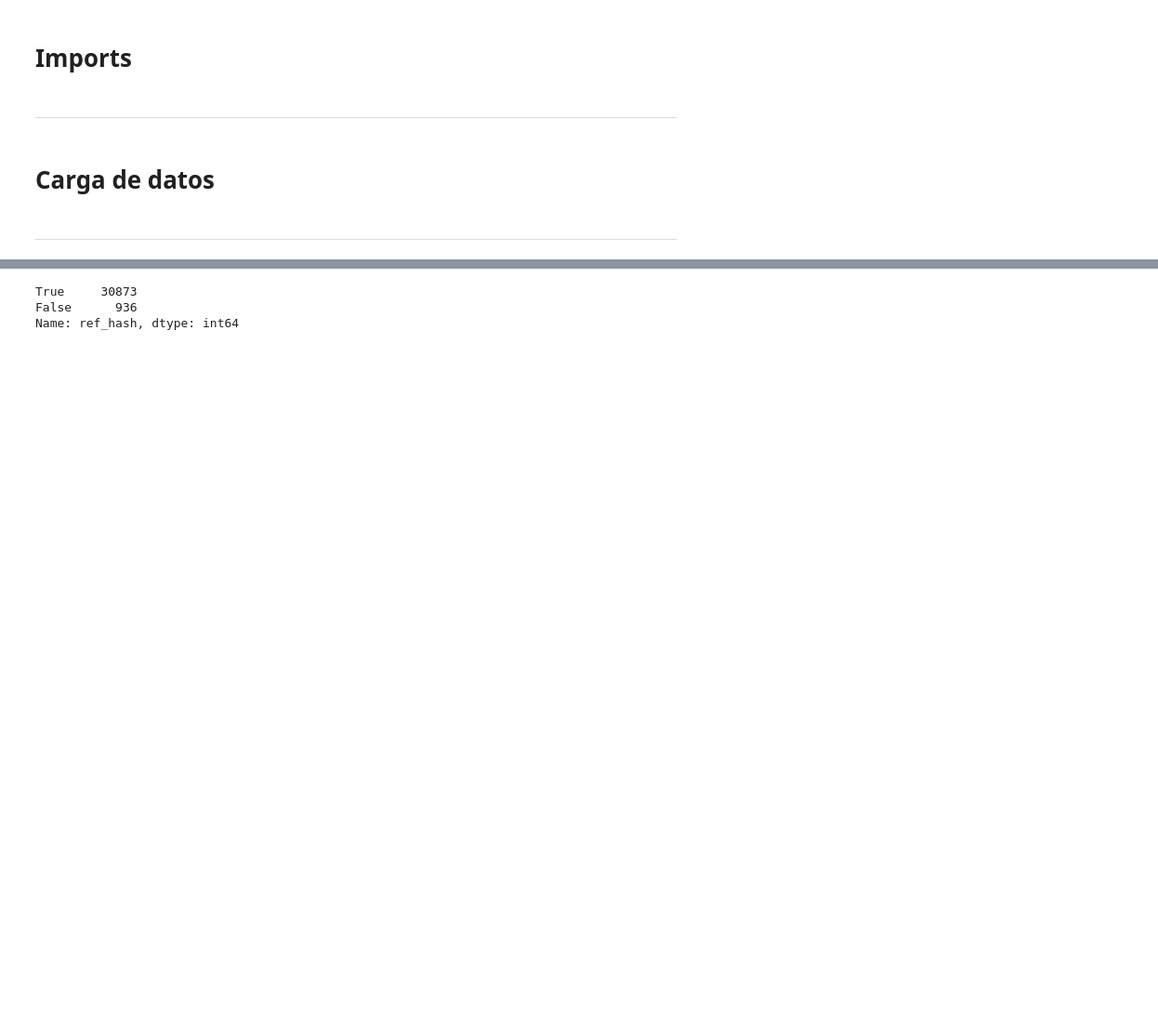
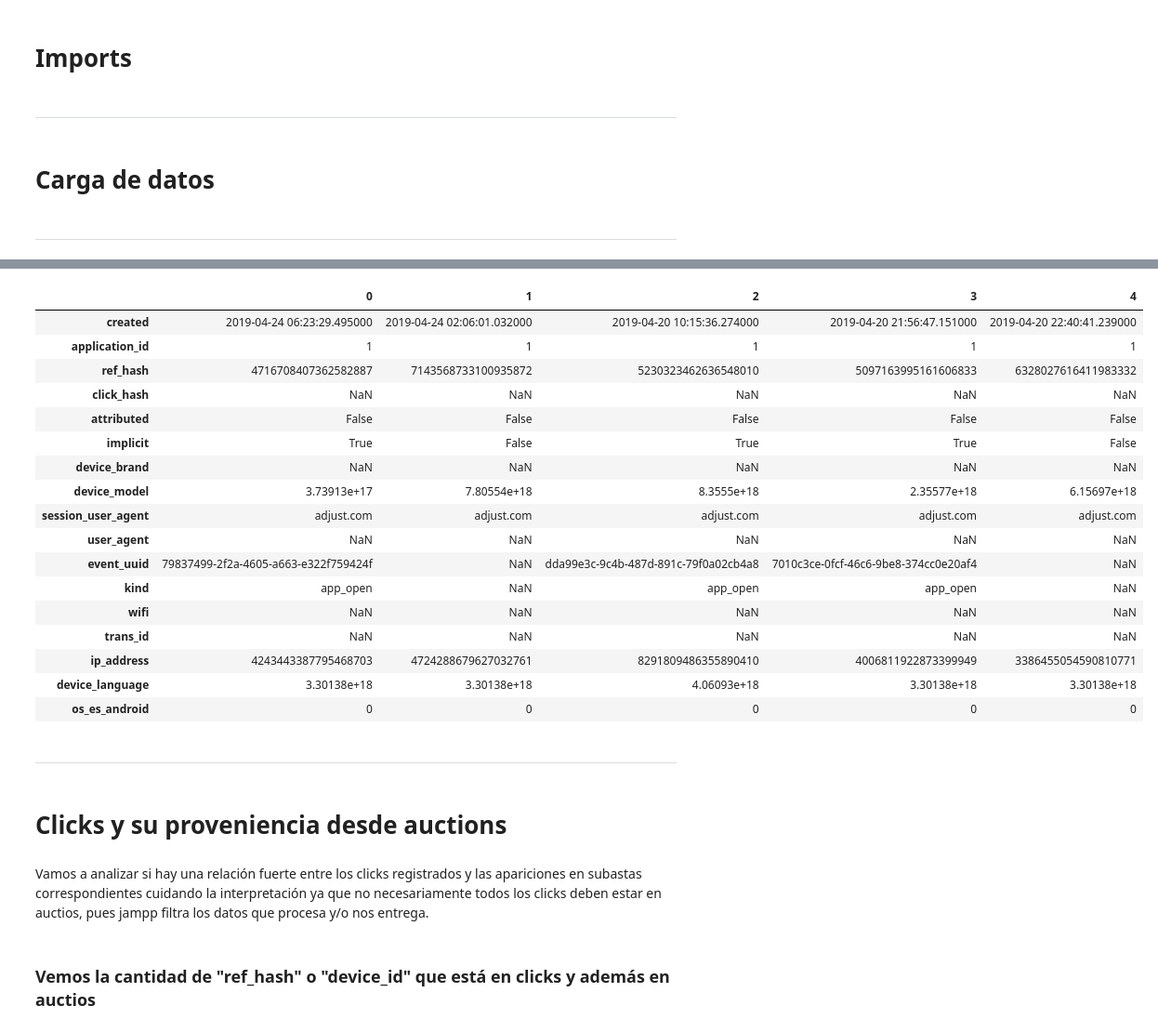
Before and after one commit to mateoicalvo/7506, a Jupyter notebook: tp2/limpieza/joins.ipynb, the cells around one changed output, grey strips where cells are left out. Shown at 93% size. Cells and saved outputs as stored; diff of their text form; code cells hidden in the pictures; blank space fills up the shorter version.

Commit message:
Algunos insights de todos los datasets

```diff
--- a/tp2/limpieza/joins.ipynb
+++ b/tp2/limpieza/joins.ipynb
@@ -71,0 +68,29 @@ Name: source_id, dtype: int64
+# %%
+installs.head(5).T
+# %% [output]
+|  | 0 | 1 | 2 | 3 | 4 |
+| created | 2019-04-24 06:23:29.495000 | 2019-04-24 02:06:01.032000 | 2019-04-20 10:15:36.274000 | 2019-04-20 21:56:47.151000 | 2019-04-20 22:40:41.239000 |
+| application_id | 1 | 1 | 1 | 1 | 1 |
+| ref_hash | 4716708407362582887 | 7143568733100935872 | 5230323462636548010 | 5097163995161606833 | 6328027616411983332 |
+| click_hash | NaN | NaN | NaN | NaN | NaN |
+| attributed | False | False | False | False | False |
+| implicit | True | False | True | True | False |
+| device_brand | NaN | NaN | NaN | NaN | NaN |
+| device_model | 3.73913e+17 | 7.80554e+18 | 8.3555e+18 | 2.35577e+18 | 6.15697e+18 |
+| session_user_agent | adjust.com | adjust.com | adjust.com | adjust.com | adjust.com |
+| user_agent | NaN | NaN | NaN | NaN | NaN |
+| event_uuid | 79837499-2f2a-4605-a663-e322f759424f | NaN | dda99e3c-9c4b-487d-891c-79f0a02cb4a8 | 7010c3ce-0fcf-46c6-9be8-374cc0e20af4 | NaN |
+| kind | app_open | NaN | app_open | app_open | NaN |
+| wifi | NaN | NaN | NaN | NaN | NaN |
+| trans_id | NaN | NaN | NaN | NaN | NaN |
+| ip_address | 4243443387795468703 | 4724288679627032761 | 8291809486355890410 | 4006811922873399949 | 3386455054590810771 |
+| device_language | 3.30138e+18 | 3.30138e+18 | 4.06093e+18 | 3.30138e+18 | 3.30138e+18 |
+| os_es_android | 0 | 0 | 0 | 0 | 0 |
+# %% [markdown]
+---
+# %% [markdown]
+# Clicks y su proveniencia desde auctions
+# %% [markdown]
+Vamos a analizar si hay una relación fuerte entre los clicks registrados y las apariciones en subastas correspondientes cuidando la interpretación ya que no necesariamente todos los clicks deben estar en auctios, pues jampp filtra los datos que procesa y/o nos entrega.
+# %% [markdown]
+### Vemos la cantidad de "ref_hash" o "device_id" que está en clicks y además en auctios
@@ -72,6 +99,2 @@ Name: source_id, dtype: int64
 # %%
-(clicks["ref_hash"].drop_duplicates()).isin(auctions["device_id"].drop_duplicates()).value_counts()
+dispositivos_en_clicks["esta_en_auctions"] = dispositivos_en_clicks.index.isin(auctions["device_id"].drop_duplicates())
-# %% [output]
-True     30873
-False      936
-Name: ref_hash, dtype: int64
```
Also changed, not shown: parts of 27 cells of this notebook.
